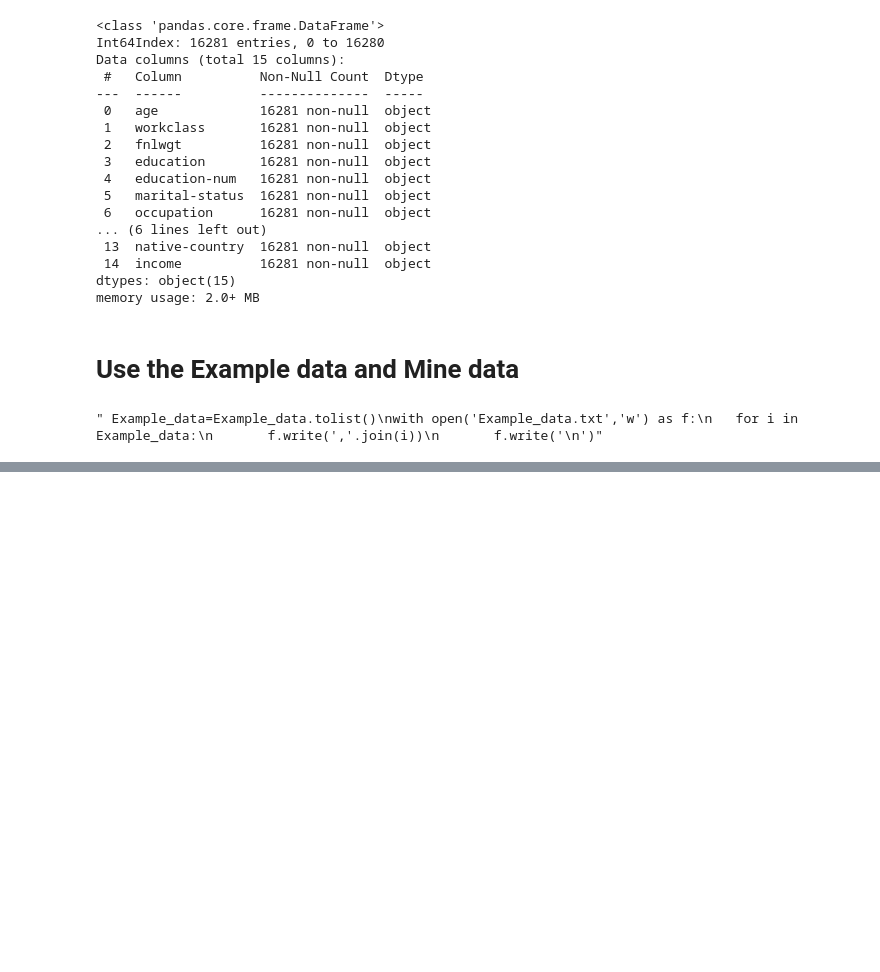
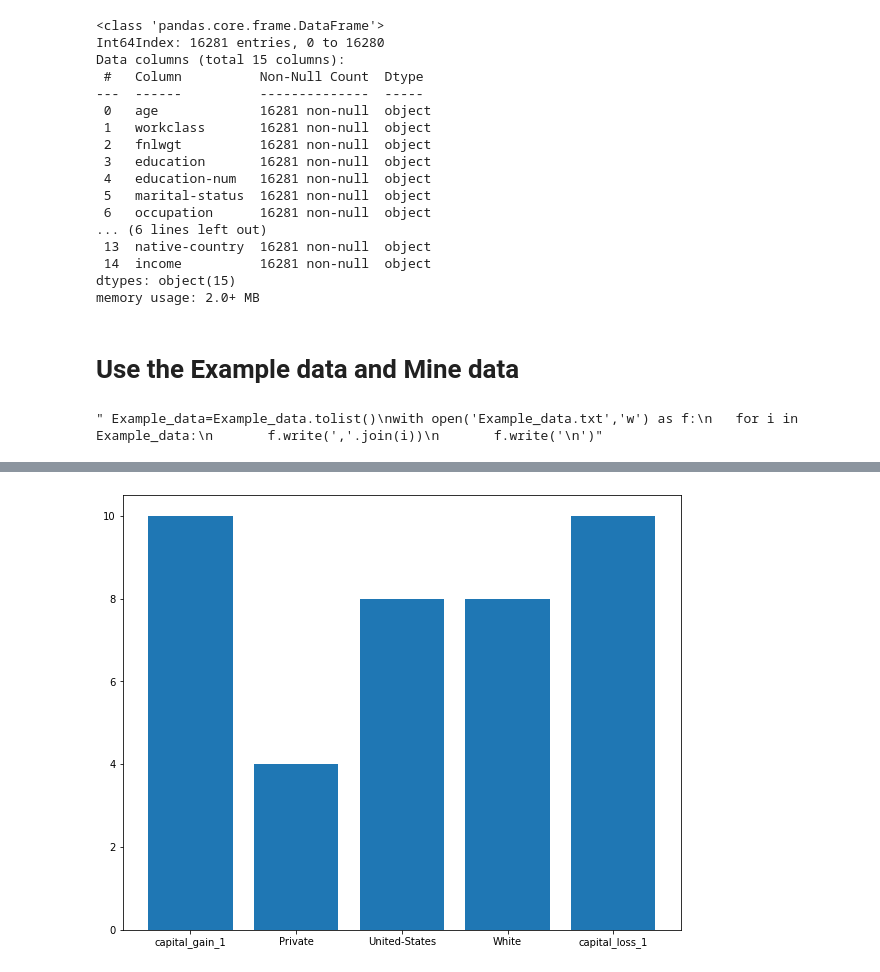
Before and after one commit to wlwlct/FP-and-APRIORI, a Jupyter notebook: Notebook Report.ipynb, the cells around one changed output, grey strips where cells are left out. Saved outputs shown, nothing was run; the diff lists cells and outputs as text; code cells hidden in the pictures; blank space fills up the shorter version.

```diff
--- a/Notebook Report.ipynb
+++ b/Notebook Report.ipynb
@@ -177,0 +199,11 @@ import MineApriori
+# %%
+idx=[]
+for i,rule in enumerate(Ruletable['To(B)']):
+    if rule.issubset({'<=50K.'}):
+        idx.append(i)
+APlessthan50=Ruletable.loc[idx].sort_values('Confidence',ascending=False).reset_index(drop=True)
+APlessthan50['From length']=[len(i) for i in APlessthan50['From(A)']]
+#Reason=APlessthan50['From']
+# %%
+APlessthan50=APlessthan50.sort_values('Frequent Itemset(AUB)',ascending=False).reset_index(drop=True)
+APlessthan50.drop(columns=['From length']).astype(str)
@@ -177,0 +228,7 @@ import MineApriori
+# %%
+Test=APlessthan50
+Test.index
+print(Test.shape)
+Test.sort_values(by=['Frequent Itemset(AUB)','From length'],inplace=True)
+Test.drop_duplicates(subset='Frequent Itemset(AUB)',inplace=True)
+print(Test.shape)
@@ -177,0 +238,8 @@ import MineApriori
+# %%
+for col in ['Frequent Itemset(AUB)','From(A)','To(B)']:
+    newcol=[]
+    newcol=[list(i) for i in Test[col]]
+    Test[col]=newcol
+Test.reset_index(drop=True,inplace=True)
+#Test.drop(columns=['From length']).astype(str).to_csv('Below 50K.csv')
+Test.head()
@@ -177,0 +253,12 @@ import MineApriori
+# %%
+Reason=[list(i) for i in Test['From(A)']]
+Reason_bar={}
+for i in Reason:
+    for ii in i:
+        Reason_bar[ii]=Reason_bar.get(ii,0)+1
+
+f = plt.figure(figsize=(10,8))
+plt.bar(Reason_bar.keys(),Reason_bar.values())
+plt.show()
+# %% [output]
+[figure, added]
```
Also changed, not shown: parts of 16 cells of this notebook, 1 other file.
